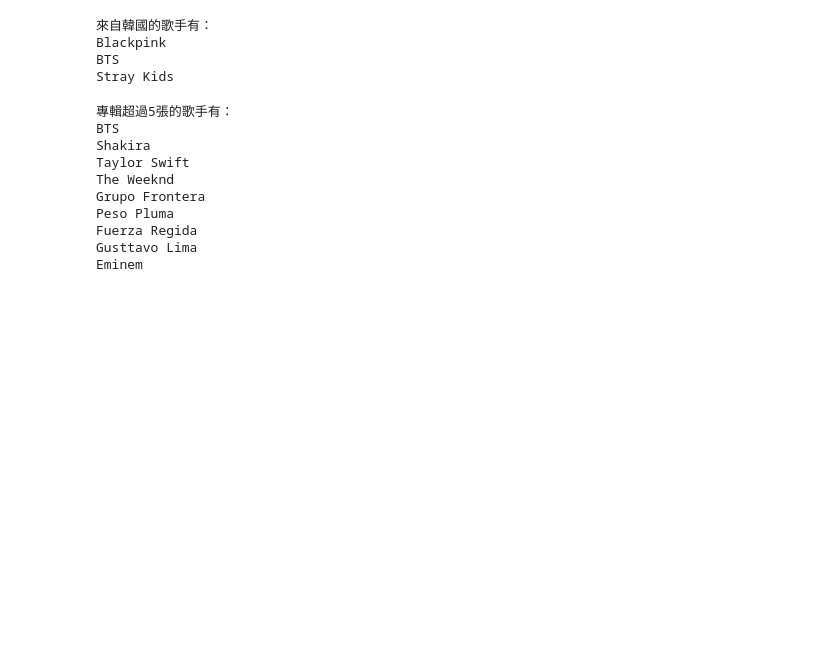
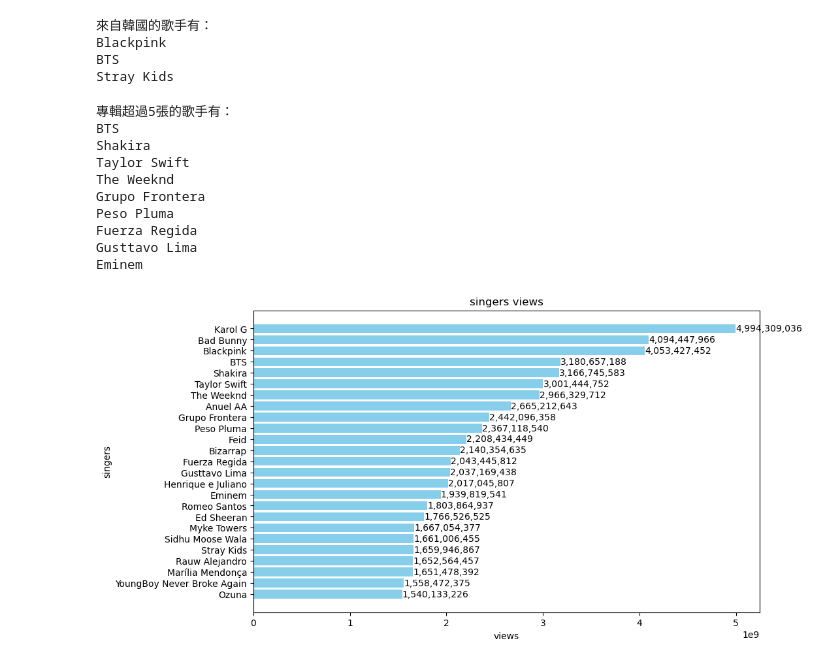
Before and after one commit to seanshih8787/112-2, a Jupyter notebook: 作業二.ipynb, the cells around one changed output. Cells and saved outputs as stored; diff of their text form; code cells hidden in the pictures; blank space fills up the shorter version.

```diff
--- a/作業二.ipynb
+++ b/作業二.ipynb
@@ -152,3 +152,26 @@ Peso Pluma
 Fuerza Regida
 Gusttavo Lima
 Eminem
+# %%
+import matplotlib.pyplot as plt
+
+# 提取歌手和觀看數
+singers = list(singer_views.keys())
+views = list(singer_views.values())
+
+# 繪製長條圖
+plt.figure(figsize=(10, 6))
+bars = plt.barh(singers, views, color='skyblue')
+plt.xlabel('views')
+plt.ylabel('singers')
+plt.title('singers views')
+plt.gca().invert_yaxis()  # 顛倒 y 軸順序，使觀看數最高的歌手在最上面
+
+# 在長條上方顯示數字
+for bar in bars:
+    plt.text(bar.get_width(), bar.get_y() + bar.get_height()/2, f'{int(bar.get_width()):,}',
+             va='center', ha='left')
+
+plt.show()
+# %% [output]
+[figure, added]
```
Also changed, not shown: parts of 2 cells of this notebook.
